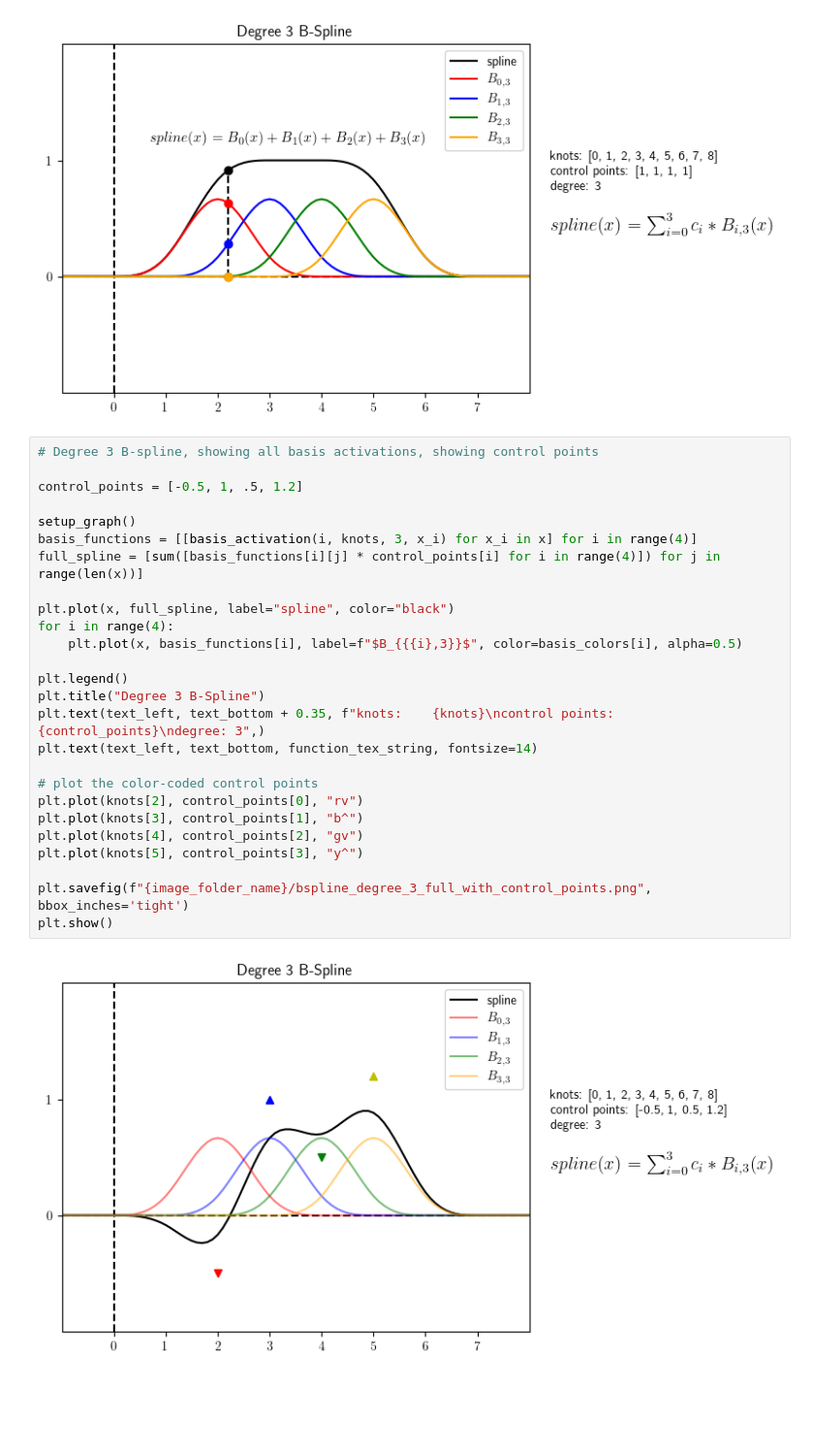
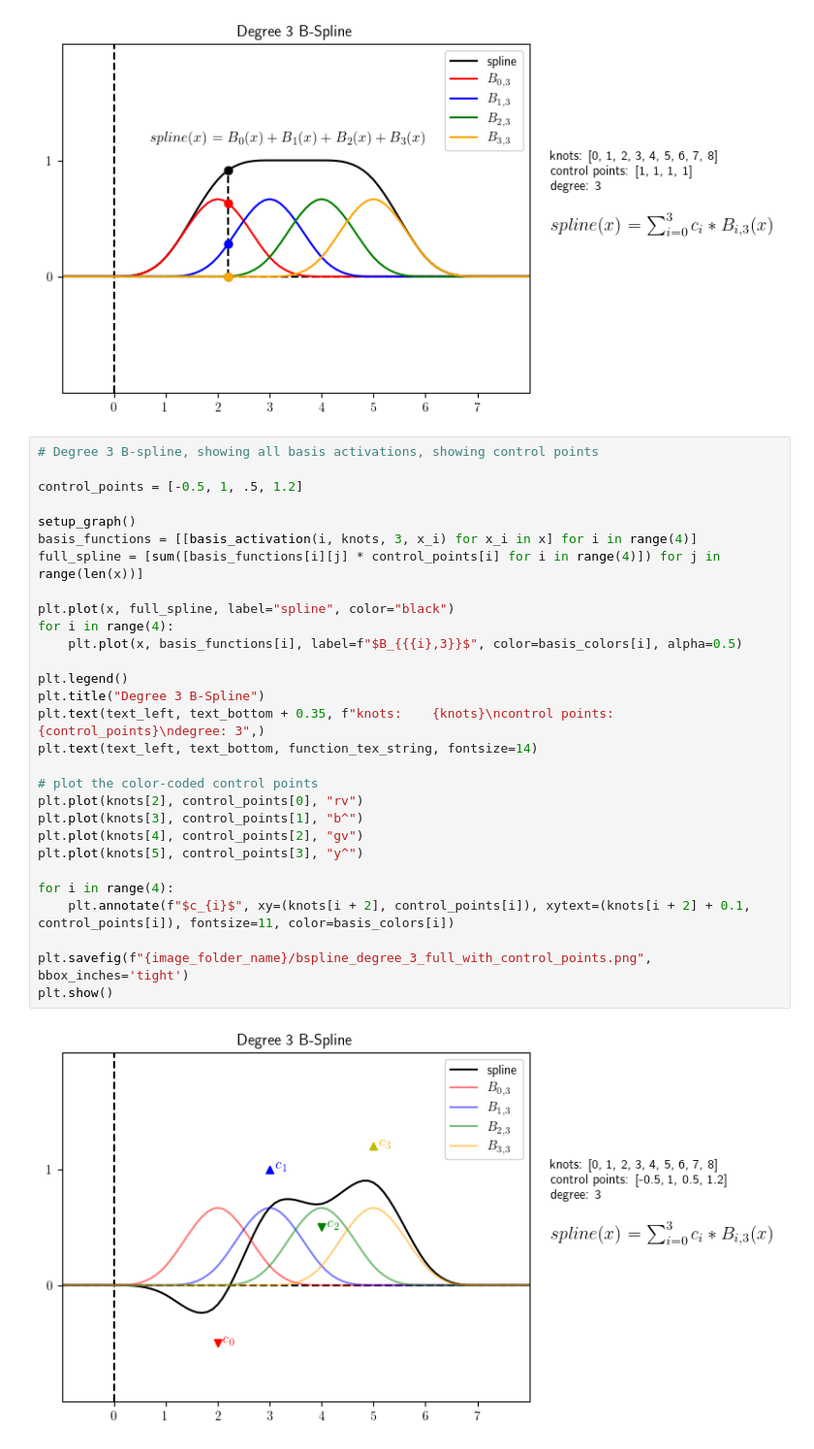
Before and after one commit to lprekon/lprekon.github.io, a Jupyter notebook: content/simd_benchmarking/simd_blogpost_graphics.ipynb, the cells around one changed output. Shown: that part at 97% size. Saved outputs shown, nothing was run; the diff lists cells and outputs as text; blank space fills up the shorter version.

```diff
--- a/content/simd_benchmarking/simd_blogpost_graphics.ipynb
+++ b/content/simd_benchmarking/simd_blogpost_graphics.ipynb
@@ -170,28 +170,31 @@ plt.show()
 # %%
 # Degree 3 B-spline, showing all basis activations, showing control points
 
 control_points = [-0.5, 1, .5, 1.2]
 
 setup_graph()
 basis_functions = [[basis_activation(i, knots, 3, x_i) for x_i in x] for i in range(4)]
 full_spline = [sum([basis_functions[i][j] * control_points[i] for i in range(4)]) for j in range(len(x))]
 
 plt.plot(x, full_spline, label="spline", color="black")
 for i in range(4):
     plt.plot(x, basis_functions[i], label=f"$B_{{{i},3}}$", color=basis_colors[i], alpha=0.5)
 
 plt.legend()
 plt.title("Degree 3 B-Spline")
 plt.text(text_left, text_bottom + 0.35, f"knots:    {knots}\ncontrol points:    {control_points}\ndegree: 3",)
 plt.text(text_left, text_bottom, function_tex_string, fontsize=14)
 
 # plot the color-coded control points
 plt.plot(knots[2], control_points[0], "rv")
 plt.plot(knots[3], control_points[1], "b^")
 plt.plot(knots[4], control_points[2], "gv")
 plt.plot(knots[5], control_points[3], "y^")
 
+for i in range(4):
+    plt.annotate(f"$c_{i}$", xy=(knots[i + 2], control_points[i]), xytext=(knots[i + 2] + 0.1, control_points[i]), fontsize=11, color=basis_colors[i])
+
 plt.savefig(f"{image_folder_name}/bspline_degree_3_full_with_control_points.png", bbox_inches='tight')
 plt.show()
 # %% [output]
-[figure, old version]
+[figure, new version]
```
Also changed, not shown: 1 other file.
